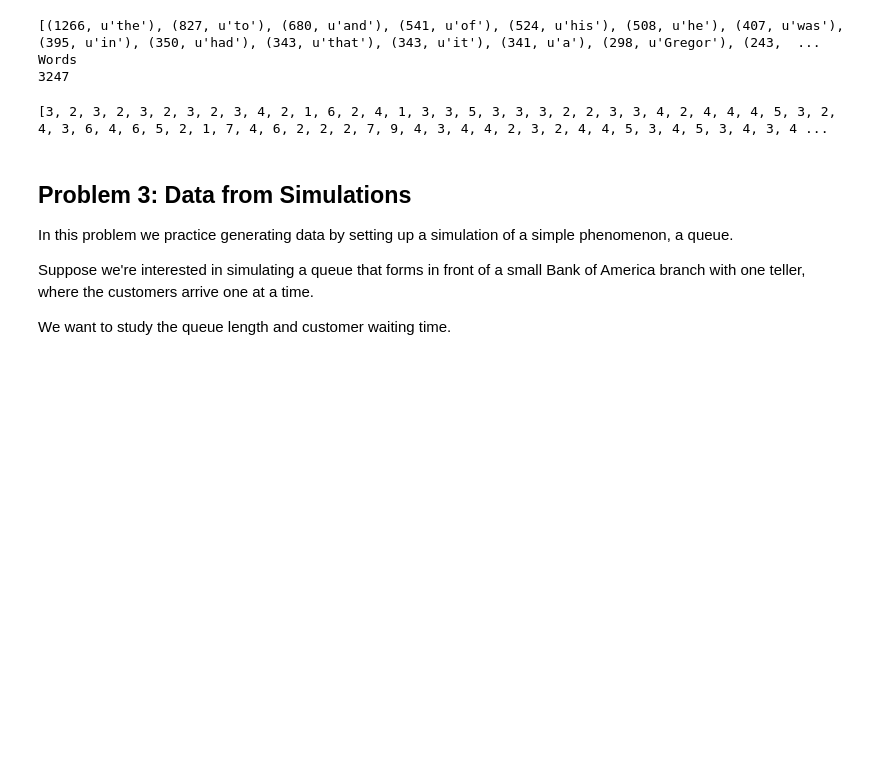
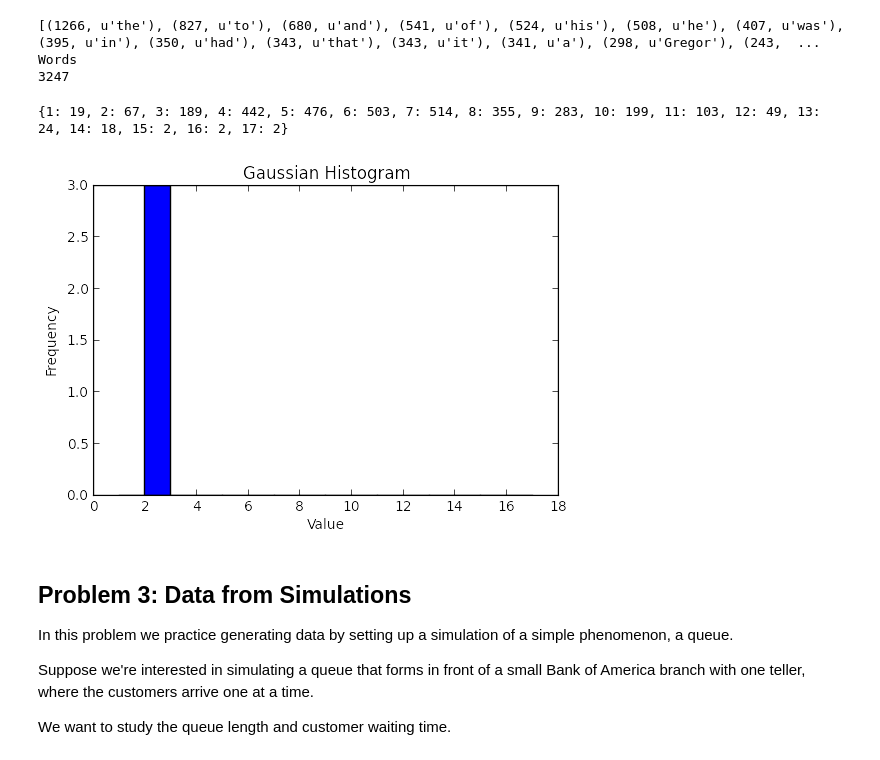
Before and after one commit to hecerinc/cs109a, a Jupyter notebook: Datascience_HW0.ipynb, the cells around one changed output. Cells and saved outputs as stored; diff of their text form; code cells hidden in the pictures; blank space fills up the shorter version.

```diff
--- a/Datascience_HW0.ipynb
+++ b/Datascience_HW0.ipynb
@@ -299,16 +299,22 @@ print ("Words\n" + str(len(sorteddict)) )
 [(1266, u'the'), (827, u'to'), (680, u'and'), (541, u'of'), (524, u'his'), (508, u'he'), (407, u'was'), (395, u'in'), (350, u'had'), (343, u'that'), (343, u'it'), (341, u'a'), (298, u'Gregor'), (243,  ...
 Words
 3247
-# %%
-#wordLengths=wordListToLenDict(sorteddictdef)
-#wordListToLenDict(wordlist):
-#    wordfreq = [wordlist.count(p) for p in wordlist]
-#    return dict(zip(wordlist,wordfreq))
-#print wordLengths
-totalwords = [len(x[1]) for x in sorteddict]
-print totalwords
-# %% [output]
-[3, 2, 3, 2, 3, 2, 3, 2, 3, 4, 2, 1, 6, 2, 4, 1, 3, 3, 5, 3, 3, 3, 2, 2, 3, 3, 4, 2, 4, 4, 4, 5, 3, 2, 4, 3, 6, 4, 6, 5, 2, 1, 7, 4, 6, 2, 2, 2, 7, 9, 4, 3, 4, 4, 2, 3, 2, 4, 4, 5, 3, 4, 5, 3, 4, 3, 4 ...
+# %%
+totalwords = [len(x[1]) for x in sorteddict]
+#print totalwords
+def wordListToLenDict(wordlist):
+    wordfreq = [wordlist.count(p) for p in wordlist]
+    return dict(zip(wordlist,wordfreq))
+wordLengths=wordListToLenDict(totalwords)
+print wordLengths
+plt.hist(wordLengths.values(),wordLengths.keys())
+plt.title("Gaussian Histogram")
+plt.xlabel("Value")
+plt.ylabel("Frequency")
+plt.show()
+# %% [output]
+{1: 19, 2: 67, 3: 189, 4: 442, 5: 476, 6: 503, 7: 514, 8: 355, 9: 283, 10: 199, 11: 103, 12: 49, 13: 24, 14: 18, 15: 2, 16: 2, 17: 2}
+[figure, added]
 # %% [markdown]
 ## Problem 3: Data from Simulations
 
```
